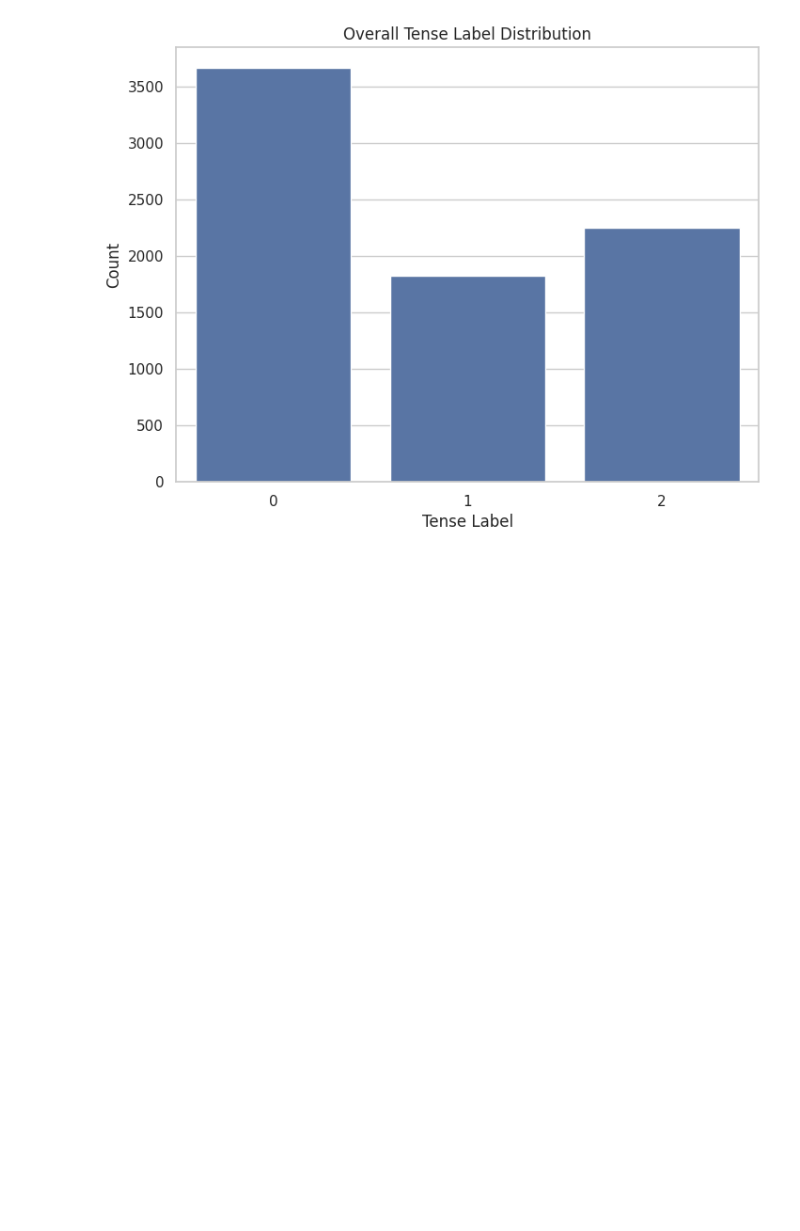
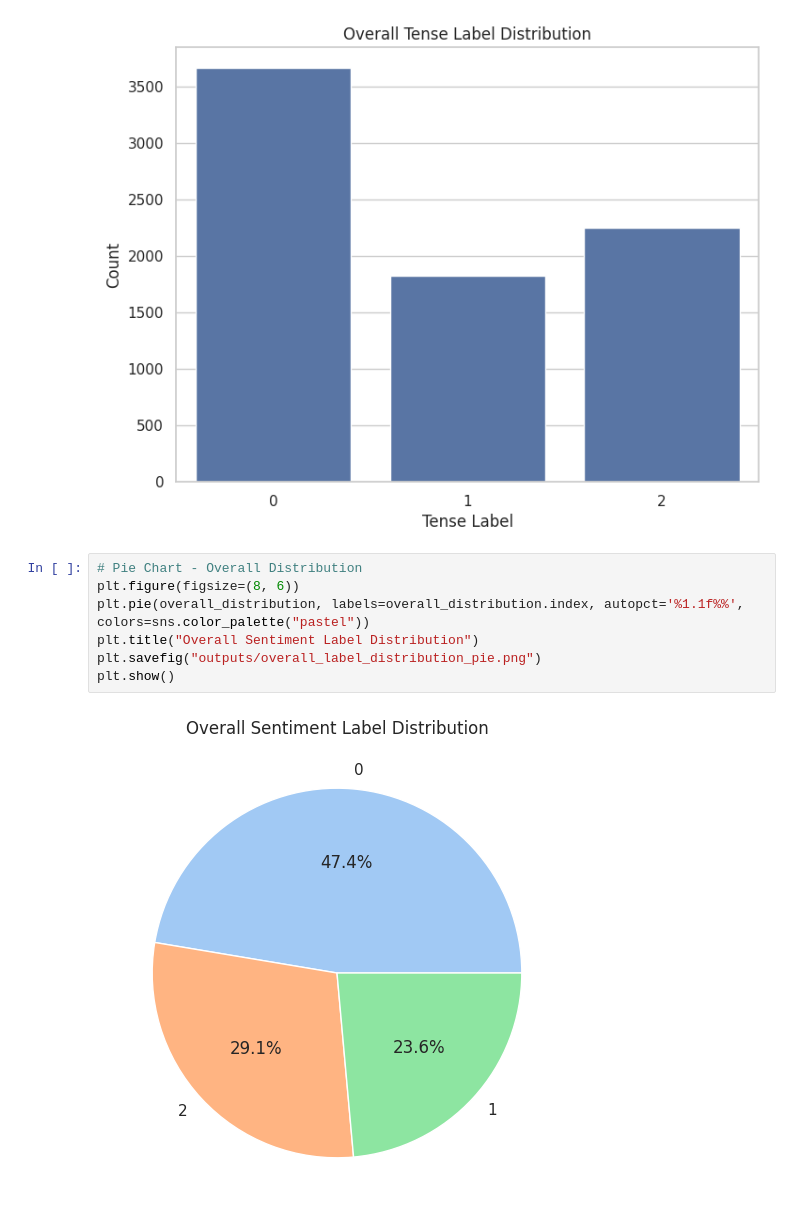
Before and after one commit to coder7475/sentiment_analysis_bangla, a Jupyter notebook: EDA.ipynb, the cells around one changed output. Cells and saved outputs as stored; diff of their text form; blank space fills up the shorter version.

Commit message:
feat: add pie chart visualization for overall sentiment label distribution in EDA notebook

```diff
--- a/EDA.ipynb
+++ b/EDA.ipynb
@@ -376,3 +376,12 @@ plt.savefig("outputs/overall_label_distribution_bar.png")
 plt.show()
 # %% [output]
 [figure]
+# %%
+# Pie Chart - Overall Distribution
+plt.figure(figsize=(8, 6))
+plt.pie(overall_distribution, labels=overall_distribution.index, autopct='%1.1f%%', colors=sns.color_palette("pastel"))
+plt.title("Overall Sentiment Label Distribution")
+plt.savefig("outputs/overall_label_distribution_pie.png")
+plt.show()
+# %% [output]
+[figure, added]
```
Also changed, not shown: 1 other file.
